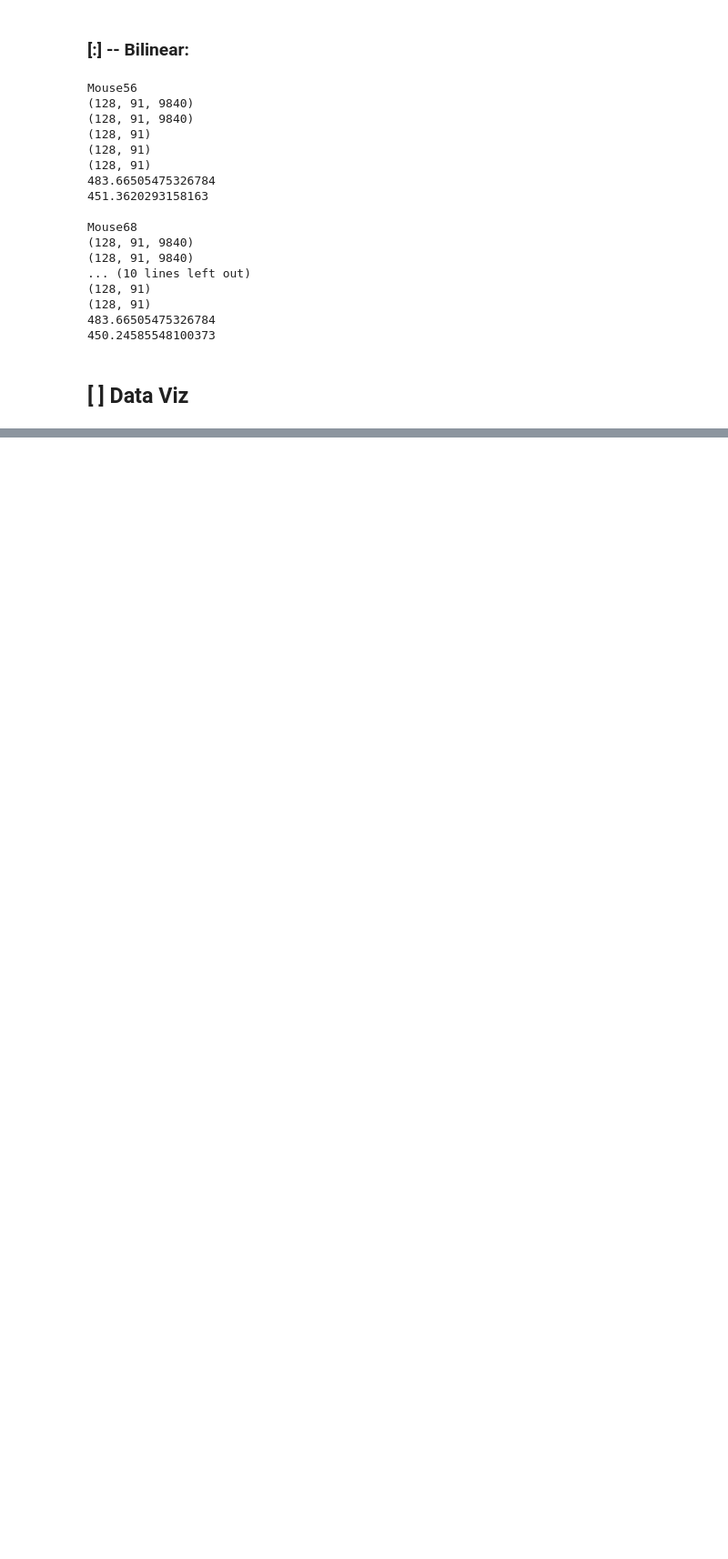
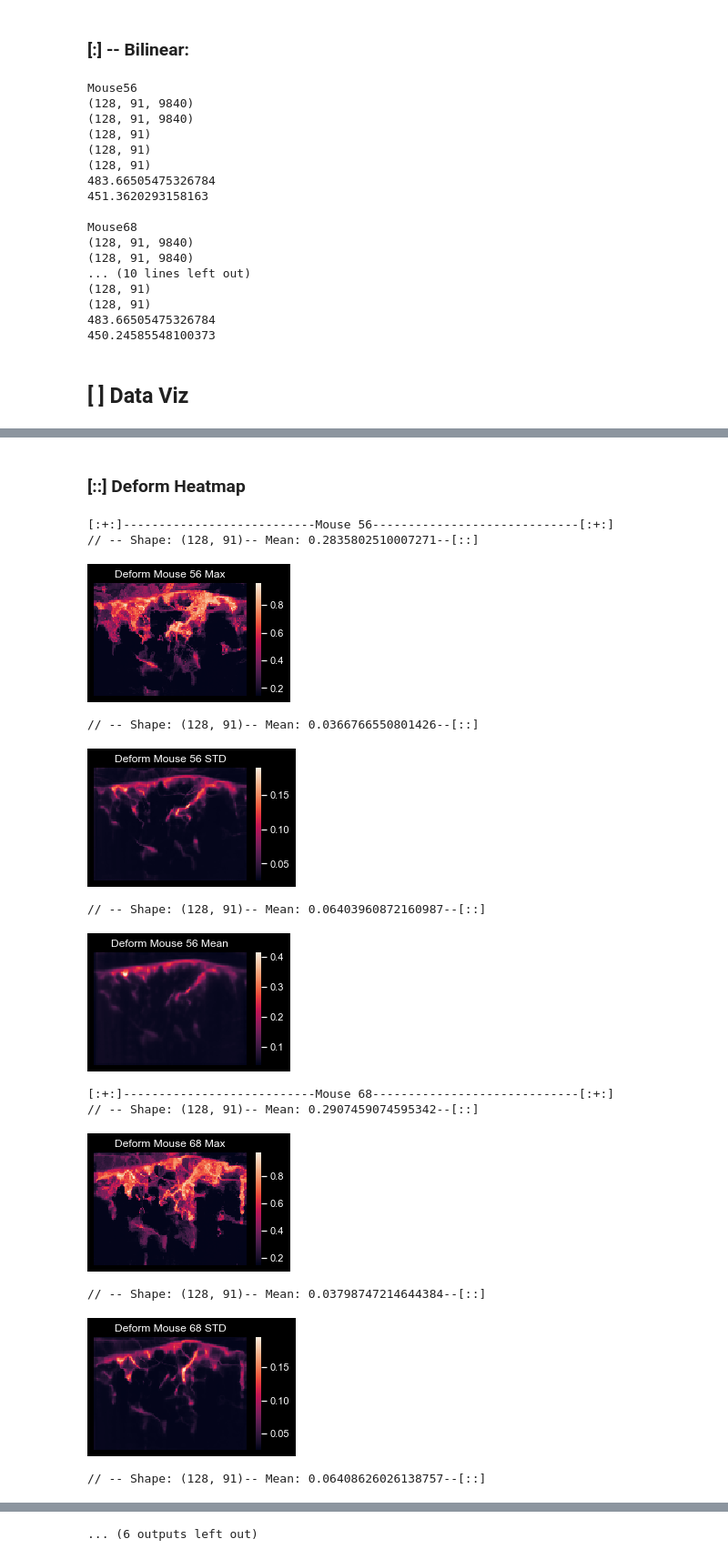
Before and after one commit to Koogleblitz/Registration-and-Alignment-for-Neuroimagery, a Jupyter notebook: pipeline.ipynb, the cells around one changed output, grey strips where cells are left out. Shown at 91% size. Saved outputs shown, nothing was run; the diff lists cells and outputs as text; code cells hidden in the pictures; blank space fills up the shorter version.

```diff
--- a/pipeline.ipynb
+++ b/pipeline.ipynb
@@ -1356,0 +1525,31 @@ print(tvl68.shape)
+# %% [markdown]
+### __[::]__ Deform  Heatmap
+# %%
+sizer= 0.25
+frame= 0
+print("[:+:]---------------------------Mouse 56-----------------------------[:+:]")
+displayHeatmap(max_deform_avg56, sizer, title= "Deform Mouse 56 Max")
+displayHeatmap(std_deform_avg56, sizer, title= "Deform Mouse 56 STD")
+displayHeatmap(mean_deform_avg56, sizer, title= "Deform Mouse 56 Mean")
+print("[:+:]---------------------------Mouse 68-----------------------------[:+:]")
+displayHeatmap(max_deform_avg68, sizer, title= "Deform Mouse 68 Max")
+displayHeatmap(std_deform_avg68, sizer, title= "Deform Mouse 68 STD")
+displayHeatmap(mean_deform_avg68, sizer, title= "Deform Mouse 68 Mean")
+print("[:+:]---------------------------Mouse 97-----------------------------[:+:]")
+displayHeatmap(max_deform_avg97, sizer, title= "Deform Mouse 97 Max")
+displayHeatmap(std_deform_avg97, sizer, title= "Deform Mouse 97 STD")
+displayHeatmap(mean_deform_avg97, sizer, title= "Deform Mouse 97 Mean")
+# %% [output]
+[:+:]---------------------------Mouse 56-----------------------------[:+:]
+// -- Shape: (128, 91)-- Mean: 0.2835802510007271--[::]
+[figure, added]
+// -- Shape: (128, 91)-- Mean: 0.0366766550801426--[::]
+[figure, added]
+// -- Shape: (128, 91)-- Mean: 0.06403960872160987--[::]
+[figure, added]
+[:+:]---------------------------Mouse 68-----------------------------[:+:]
+// -- Shape: (128, 91)-- Mean: 0.2907459074595342--[::]
+[figure, added]
+// -- Shape: (128, 91)-- Mean: 0.03798747214644384--[::]
+[figure, added]
+// -- Shape: (128, 91)-- Mean: 0.06408626026138757--[::]
@@ -1356,0 +1557 @@ print(tvl68.shape)
+... (6 outputs left out)
```
Also changed, not shown: parts of 77 cells of this notebook, 5 other files.
